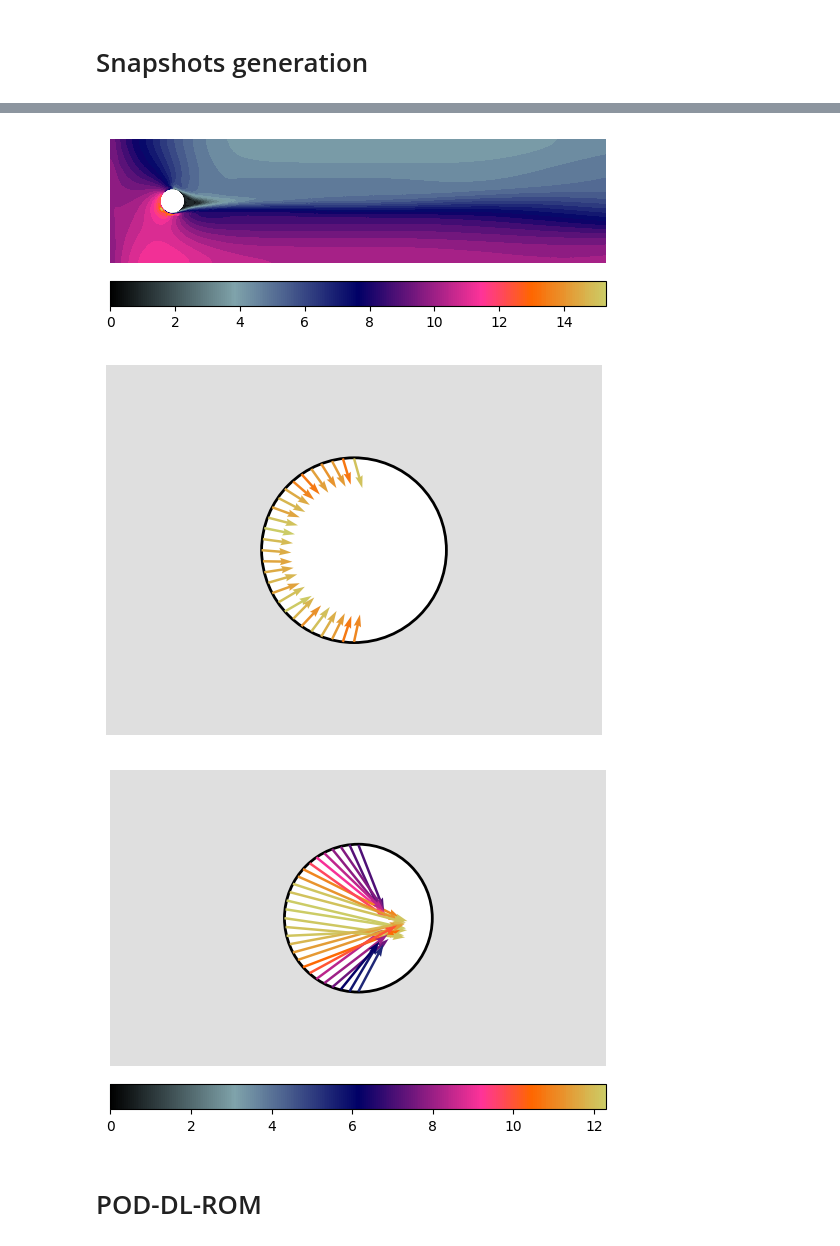
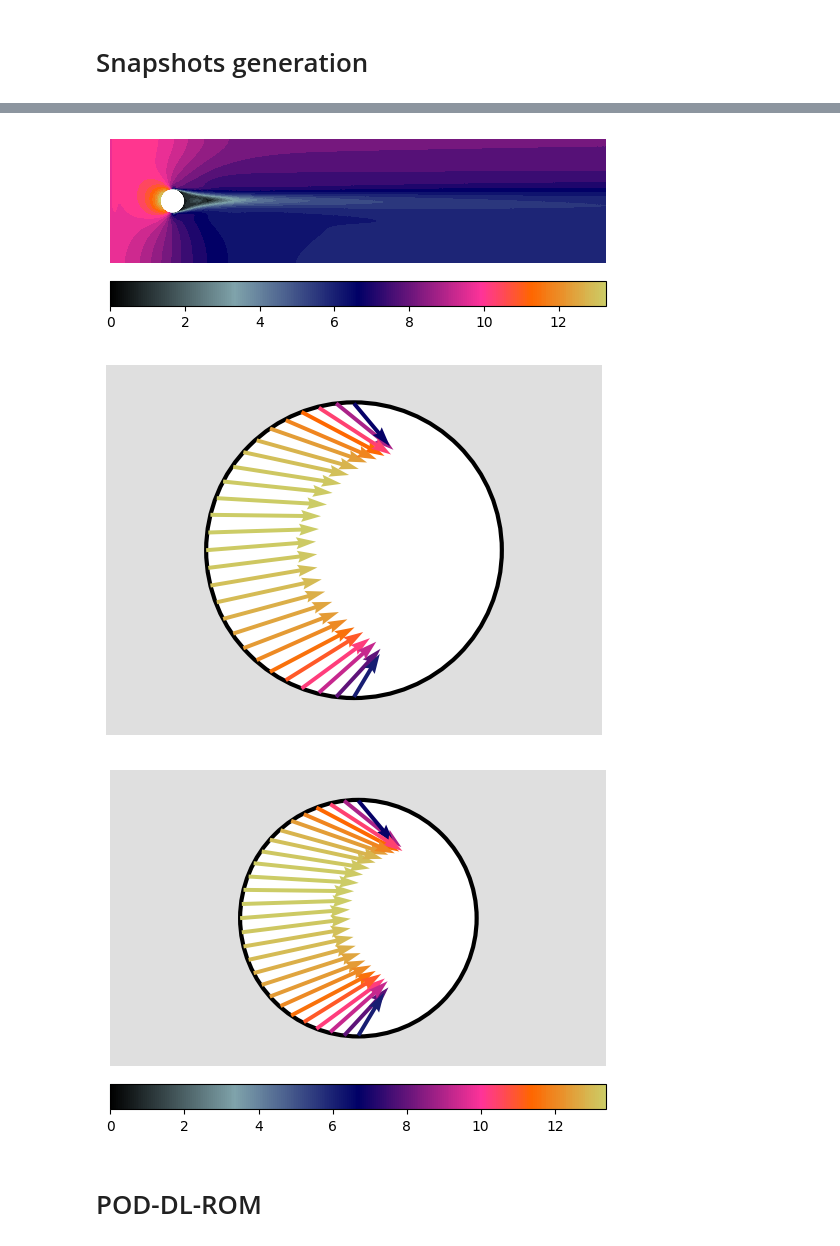
Before and after one commit to MatteoTomasetto/OCP-DL-ROM, a Jupyter notebook: UnsteadyFlowControl.ipynb, the cells around one changed output, grey strips where cells are left out. Drawn from its saved outputs; the diff is of its cells as text; code cells hidden in the pictures.

```diff
--- a/UnsteadyFlowControl.ipynb
+++ b/UnsteadyFlowControl.ipynb
@@ -387,25 +387,25 @@ trajectory_velocity(V[whichtrajectory])
 # %%
 # VELOCITY SNAPSHOT EXAMPLE
 
-whichtrajectory = -1
+whichtrajectory = 0
 whichtime = -1
 
 def plot_velocity(v, colorbar = False):
     v_plot = Function(Vh)
     v_plot.vector()[:] = v
     v_norm = project(sqrt(inner(v_plot, v_plot)), Vh.sub(1).collapse())
 
     fig_dummy = plot(v_norm, cmap = cmap, vmin = 0.0, mode = "color")
     plot(v_norm, cmap = cmap)
 
     plt.axis('off')
 
     if colorbar:
         plt.colorbar(fig_dummy, orientation = "horizontal", pad = 0.05)
 
 plot_velocity(V[whichtrajectory, whichtime], colorbar = True)
 # %% [output]
-[figure, old version]
+[figure, new version]
 # %%
 # CONTROL TRAJECTORY EXAMPLE
 
@@ -424,15 +424,15 @@ def trajectory_control(ut, save = False, name = None):
         u_plot = fe.asvector(u_plot, Vh)
 
         rectangle = patches.Rectangle((0.0, 0.0), 8.0, 2.0, edgecolor = 'silver', facecolor = 'silver', alpha = 0.5, zorder = 0)
-        circle = patches.Circle((1, 1), 0.2, edgecolor = 'black', facecolor = 'white', linewidth = 2, zorder = 0)
+        circle = patches.Circle((1, 1), 0.2, edgecolor = 'black', facecolor = 'white', linewidth = 3, zorder = 0)
         plt.gca().add_patch(rectangle)
         plt.gca().add_patch(circle)
-        plot(u_plot, scale = 50, cmap = cmap, minlength = 0, width = 0.005)
+        plot(u_plot, scale = 60, cmap = cmap, minlength = 0, width = 0.008)
 
         plt.axis('equal')
         plt.axis('off')
-        plt.xlim((0.6, 1.4))
-        plt.ylim((0.6, 1.4))
+        plt.xlim((0.75, 1.25))
+        plt.ylim((0.75, 1.25))
         fig = plt.gcf()
         display(fig)
         if save:
@@ -445,11 +445,11 @@ def trajectory_control(ut, save = False, name = None):
 
 trajectory_control(U[whichtrajectory])
 # %% [output]
-[figure, old version]
+[figure, new version]
 # %%
 # CONTROL SNAPSHOT EXAMPLE
 
-whichtrajectory = -1
+whichtrajectory = 0
 whichtime = -1
 
 def plot_control(u, colorbar = False):
@@ -458,22 +458,22 @@ def plot_control(u, colorbar = False):
     u_plot = fe.asvector(u_plot, Vh)
 
     rectangle = patches.Rectangle((0.0, 0.0), 8.0, 2.0, edgecolor = 'silver', facecolor = 'silver', alpha = 0.5, zorder = 0)
-    circle = patches.Circle((1, 1), 0.2, edgecolor = 'black', facecolor = 'white', linewidth = 2, zorder = 0)
+    circle = patches.Circle((1, 1), 0.2, edgecolor = 'black', facecolor = 'white', linewidth = 3, zorder = 0)
     plt.gca().add_patch(rectangle)
     plt.gca().add_patch(circle)
-    fig = plot(u_plot, scale = 50, cmap = cmap, minlength = 0, width = 0.005)
+    fig = plot(u_plot, scale = 60, cmap = cmap, minlength = 0, width = 0.008)
 
     plt.axis('equal')
     plt.axis('off')
-    plt.xlim((0.6, 1.4))
-    plt.ylim((0.6, 1.4))
+    plt.xlim((0.75, 1.25))
+    plt.ylim((0.75, 1.25))
 
     if colorbar:
         plt.colorbar(fig, orientation = "horizontal", pad = 0.05)
 
 plot_control(U[whichtrajectory, whichtime], colorbar = True)
 # %% [output]
-[figure, old version]
+[figure, new version]
 # %%
 # RESHAPE MATRICES
 
```
Also changed, not shown: parts of 27 cells of this notebook, 10 other files.
